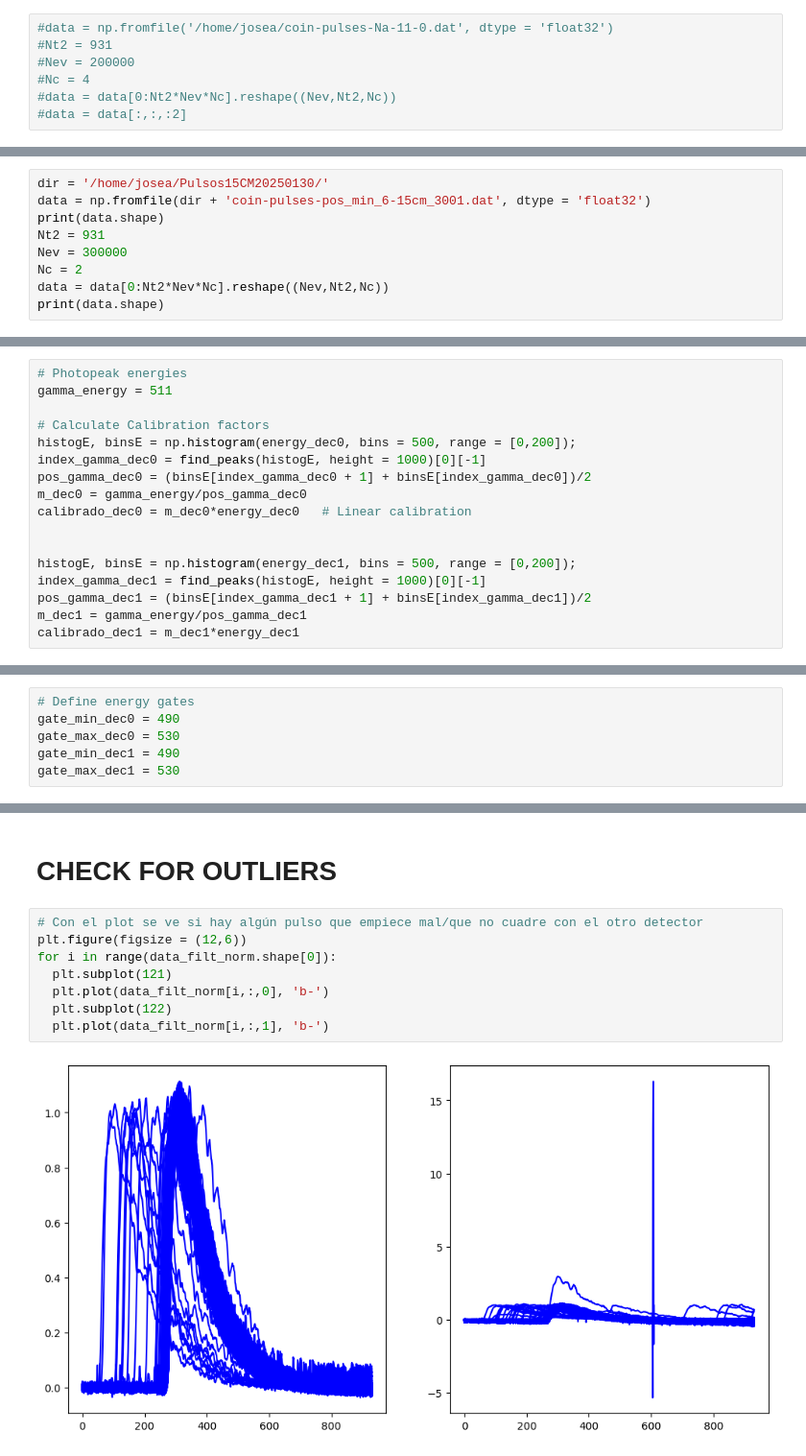
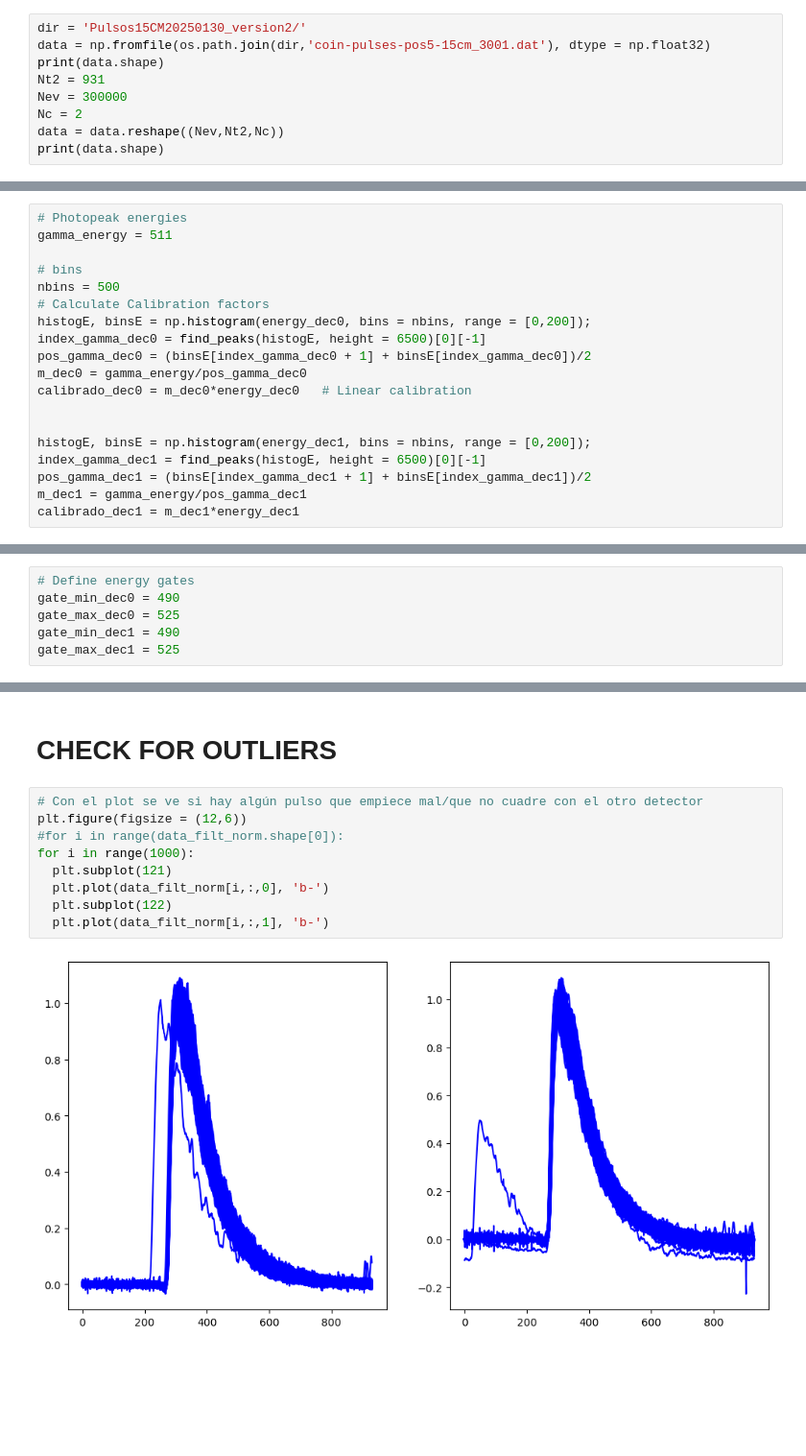
Before and after one commit to wjosefw/MLTiming, a Jupyter notebook: DEEP_TIMING_INITIAL_DATA_PROCESSING.ipynb, the cells around one changed output, grey strips where cells are left out. Shown at 96% size. Cells and saved outputs as stored; diff of their text form; blank space fills up the shorter version.

```diff
--- a/DEEP_TIMING_INITIAL_DATA_PROCESSING.ipynb
+++ b/DEEP_TIMING_INITIAL_DATA_PROCESSING.ipynb
@@ -38,7 +12,9 @@ from functions import normalize_by_max, simpsons_rule_array
 # %%
-#data = np.fromfile('/home/josea/coin-pulses-Na-11-0.dat', dtype = 'float32')
-#Nt2 = 931
-#Nev = 200000
-#Nc = 4
-#data = data[0:Nt2*Nev*Nc].reshape((Nev,Nt2,Nc))
-#data = data[:,:,:2]
+dir = 'Pulsos15CM20250130_version2/'
+data = np.fromfile(os.path.join(dir,'coin-pulses-pos5-15cm_3001.dat'), dtype = np.float32)
+print(data.shape)
+Nt2 = 931
+Nev = 300000
+Nc = 2
+data = data.reshape((Nev,Nt2,Nc))
+print(data.shape)
@@ -45,9 +23,0 @@ from functions import normalize_by_max, simpsons_rule_array
-# %%
-dir = '/home/josea/Pulsos15CM20250130/'
-data = np.fromfile(dir + 'coin-pulses-pos_min_6-15cm_3001.dat', dtype = 'float32')
-print(data.shape)
-Nt2 = 931
-Nev = 300000
-Nc = 2
-data = data[0:Nt2*Nev*Nc].reshape((Nev,Nt2,Nc))
-print(data.shape)
@@ -64,16 +31,18 @@ energy_dec1 = simpsons_rule_array(data[:,:,1],1)
 # Photopeak energies
 gamma_energy = 511
 
+# bins
+nbins = 500
 # Calculate Calibration factors
-histogE, binsE = np.histogram(energy_dec0, bins = 500, range = [0,200]);
-index_gamma_dec0 = find_peaks(histogE, height = 1000)[0][-1]
+histogE, binsE = np.histogram(energy_dec0, bins = nbins, range = [0,200]);
+index_gamma_dec0 = find_peaks(histogE, height = 6500)[0][-1]
 pos_gamma_dec0 = (binsE[index_gamma_dec0 + 1] + binsE[index_gamma_dec0])/2
 m_dec0 = gamma_energy/pos_gamma_dec0
 calibrado_dec0 = m_dec0*energy_dec0   # Linear calibration
 
 
-histogE, binsE = np.histogram(energy_dec1, bins = 500, range = [0,200]);
-index_gamma_dec1 = find_peaks(histogE, height = 1000)[0][-1]
+histogE, binsE = np.histogram(energy_dec1, bins = nbins, range = [0,200]);
+index_gamma_dec1 = find_peaks(histogE, height = 6500)[0][-1]
 pos_gamma_dec1 = (binsE[index_gamma_dec1 + 1] + binsE[index_gamma_dec1])/2
 m_dec1 = gamma_energy/pos_gamma_dec1
 calibrado_dec1 = m_dec1*energy_dec1
@@ -100,8 +71,8 @@ plt.tight_layout() #Prevent titles from superposing
 # %%
 # Define energy gates
 gate_min_dec0 = 490
-gate_max_dec0 = 530
+gate_max_dec0 = 525
 gate_min_dec1 = 490
-gate_max_dec1 = 530
+gate_max_dec1 = 525
 # %%
 plt.figure(figsize = (10,4))
@@ -137,11 +108,12 @@ data_filt_norm = normalize_by_max(data_filt, fit_polynomial = True)
 # %%
 # Con el plot se ve si hay algún pulso que empiece mal/que no cuadre con el otro detector
 plt.figure(figsize = (12,6))
-for i in range(data_filt_norm.shape[0]):
+#for i in range(data_filt_norm.shape[0]):
+for i in range(1000):
   plt.subplot(121)
   plt.plot(data_filt_norm[i,:,0], 'b-')
   plt.subplot(122)
   plt.plot(data_filt_norm[i,:,1], 'b-')
 # %% [output]
-[figure, old version]
+[figure, new version]
 # %%
```
Also changed, not shown: parts of 12 cells of this notebook.
